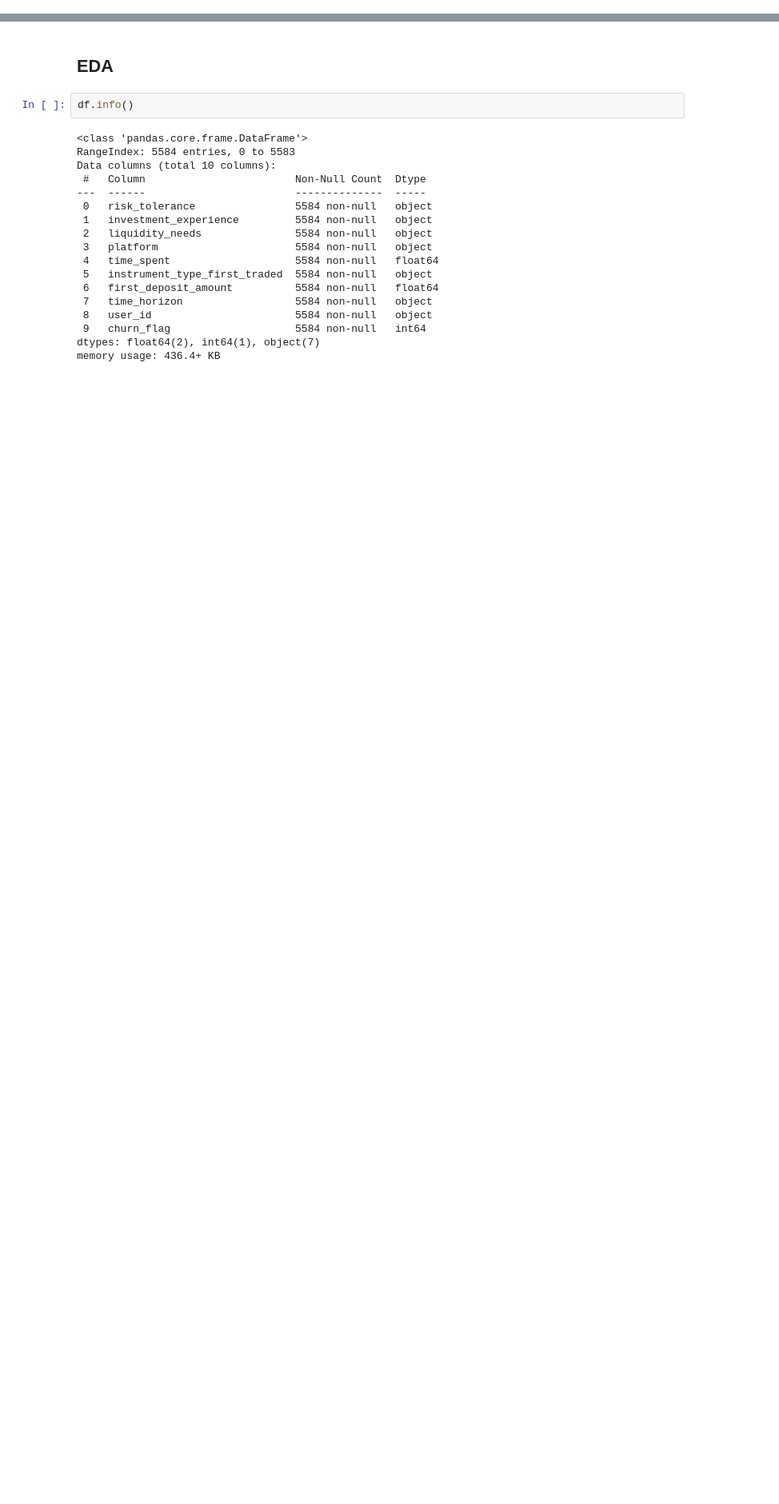
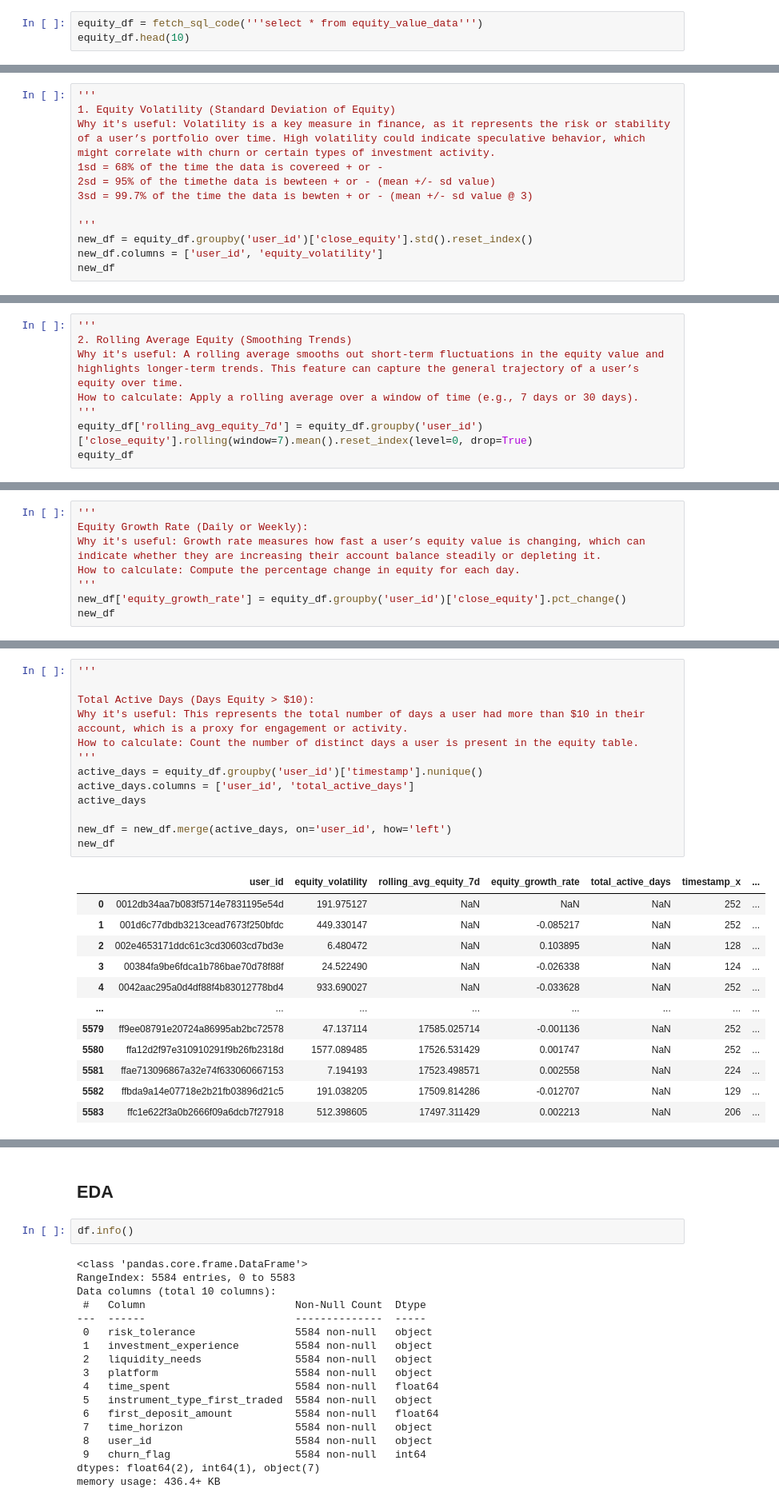
Before and after one commit to Michelangelo20/robinhood_classifer, a Jupyter notebook: src/notebook/rh_classifier_EDA_pt1.ipynb, the cells around one changed output, grey strips where cells are left out. Shown at 80% size. Cells and saved outputs as stored; diff of their text form; blank space fills up the shorter version.

```diff
--- a/src/notebook/rh_classifier_EDA_pt1.ipynb
+++ b/src/notebook/rh_classifier_EDA_pt1.ipynb
@@ -64,3 +69,6 @@ if parent_dir not in sys.path:
 
 # Custom Modules
 from fetch_data_hook import fetch_sql_code, fetch_sql_file
+# %%
+equity_df = fetch_sql_code('''select * from equity_value_data''')
+equity_df.head(10)
@@ -66,0 +87,12 @@ from fetch_data_hook import fetch_sql_code, fetch_sql_file
+# %%
+'''
+1. Equity Volatility (Standard Deviation of Equity)
+Why it's useful: Volatility is a key measure in finance, as it represents the risk or stability of a user’s portfolio over time. High volatility could indicate speculative behavior, which might correlate with churn or certain types of investment activity.
+1sd = 68% of the time the data is covereed + or -
+2sd = 95% of the timethe data is bewteen + or - (mean +/- sd value)
+3sd = 99.7% of the time the data is bewten + or - (mean +/- sd value @ 3)
+
+'''
+new_df = equity_df.groupby('user_id')['close_equity'].std().reset_index()
+new_df.columns = ['user_id', 'equity_volatility']
+new_df
@@ -66,0 +113,8 @@ from fetch_data_hook import fetch_sql_code, fetch_sql_file
+# %%
+'''
+2. Rolling Average Equity (Smoothing Trends)
+Why it's useful: A rolling average smooths out short-term fluctuations in the equity value and highlights longer-term trends. This feature can capture the general trajectory of a user’s equity over time.
+How to calculate: Apply a rolling average over a window of time (e.g., 7 days or 30 days).
+'''
+equity_df['rolling_avg_equity_7d'] = equity_df.groupby('user_id')['close_equity'].rolling(window=7).mean().reset_index(level=0, drop=True)
+equity_df
@@ -66,0 +135,8 @@ from fetch_data_hook import fetch_sql_code, fetch_sql_file
+# %%
+'''
+Equity Growth Rate (Daily or Weekly):
+Why it's useful: Growth rate measures how fast a user’s equity value is changing, which can indicate whether they are increasing their account balance steadily or depleting it.
+How to calculate: Compute the percentage change in equity for each day.
+'''
+new_df['equity_growth_rate'] = equity_df.groupby('user_id')['close_equity'].pct_change()
+new_df
@@ -66,0 +157,26 @@ from fetch_data_hook import fetch_sql_code, fetch_sql_file
+# %%
+'''
+
+Total Active Days (Days Equity > $10):
+Why it's useful: This represents the total number of days a user had more than $10 in their account, which is a proxy for engagement or activity.
+How to calculate: Count the number of distinct days a user is present in the equity table.
+'''
+active_days = equity_df.groupby('user_id')['timestamp'].nunique()
+active_days.columns = ['user_id', 'total_active_days']
+active_days
+
+new_df = new_df.merge(active_days, on='user_id', how='left')
+new_df
+# %% [output]
+|  | user_id | equity_volatility | rolling_avg_equity_7d | equity_growth_rate | total_active_days | timestamp_x | ... |
+| 0 | 0012db34aa7b083f5714e7831195e54d | 191.975127 | NaN | NaN | NaN | 252 | ... |
+| 1 | 001d6c77dbdb3213cead7673f250bfdc | 449.330147 | NaN | -0.085217 | NaN | 252 | ... |
+| 2 | 002e4653171ddc61c3cd30603cd7bd3e | 6.480472 | NaN | 0.103895 | NaN | 128 | ... |
+| 3 | 00384fa9be6fdca1b786bae70d78f88f | 24.522490 | NaN | -0.026338 | NaN | 124 | ... |
+| 4 | 0042aac295a0d4df88f4b83012778bd4 | 933.690027 | NaN | -0.033628 | NaN | 252 | ... |
+| ... | ... | ... | ... | ... | ... | ... | ... |
+| 5579 | ff9ee08791e20724a86995ab2bc72578 | 47.137114 | 17585.025714 | -0.001136 | NaN | 252 | ... |
+| 5580 | ffa12d2f97e310910291f9b26fb2318d | 1577.089485 | 17526.531429 | 0.001747 | NaN | 252 | ... |
+| 5581 | ffae713096867a32e74f633060667153 | 7.194193 | 17523.498571 | 0.002558 | NaN | 224 | ... |
+| 5582 | ffbda9a14e07718e2b21fb03896d21c5 | 191.038205 | 17509.814286 | -0.012707 | NaN | 129 | ... |
+| 5583 | ffc1e622f3a0b2666f09a6dcb7f27918 | 512.398605 | 17497.311429 | 0.002213 | NaN | 206 | ... |
```
Also changed, not shown: parts of 12 cells of this notebook, 2 other files.
